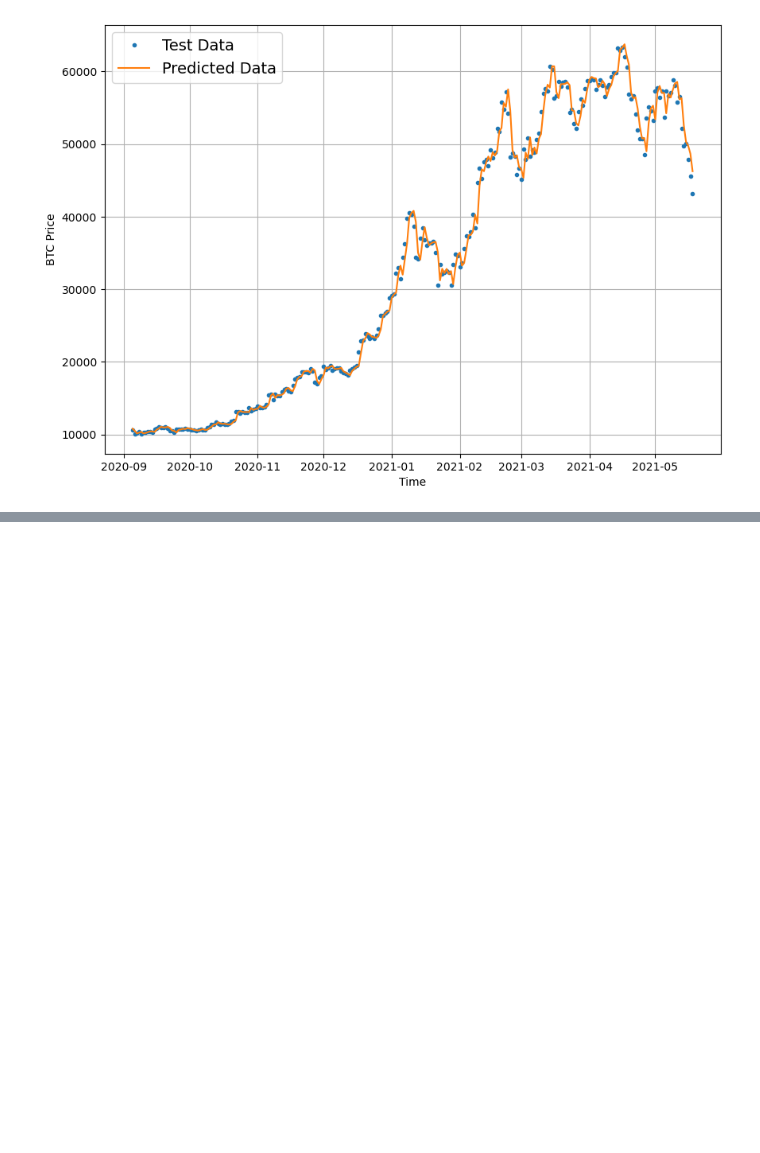
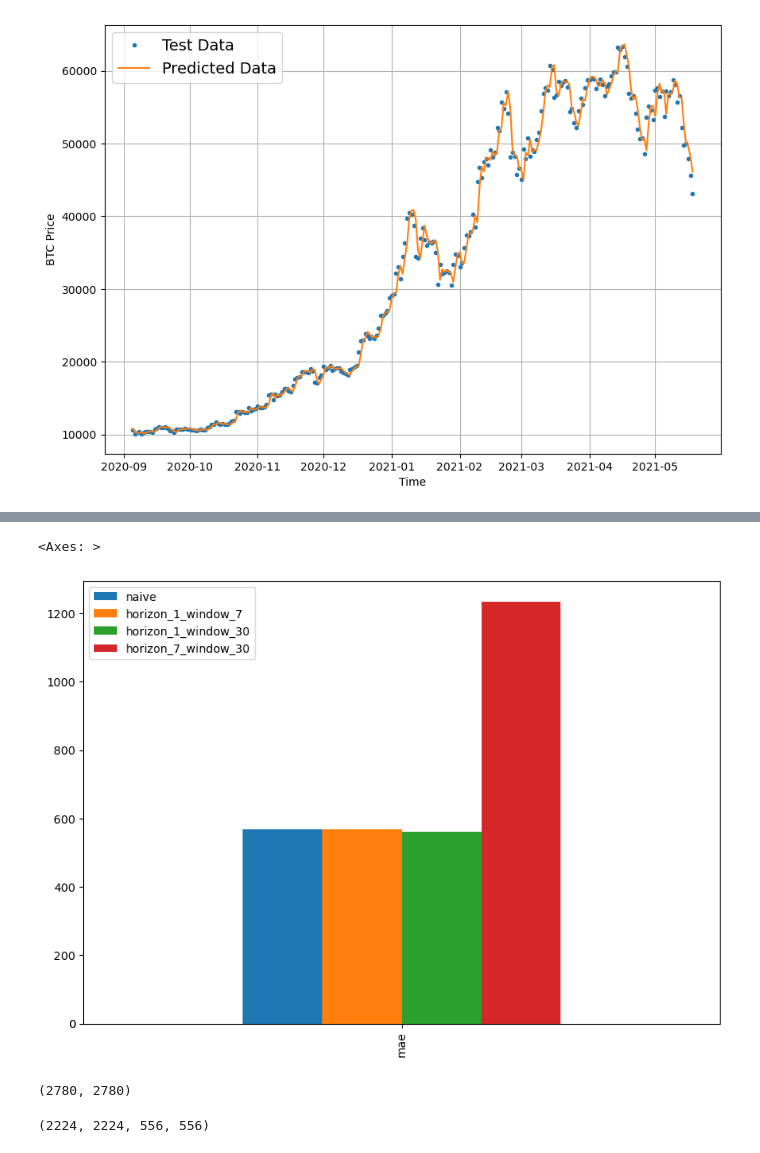
Before and after one commit to vivek11416/tensorFlow, a Jupyter notebook: TimeSeriesFundamentals/TimeSeriesLSTM.ipynb, the cells around one changed output, grey strips where cells are left out. Saved outputs shown, nothing was run; the diff lists cells and outputs as text; code cells hidden in the pictures; blank space fills up the shorter version.

```diff
--- a/TimeSeriesFundamentals/TimeSeriesLSTM.ipynb
+++ b/TimeSeriesFundamentals/TimeSeriesLSTM.ipynb
@@ -408,0 +470,32 @@ plot_time_series(timesteps=X_test[-len(test_windows):],values=model_2_preds,star
+# %%
+#030 Adjusting the evaluation function to work for predictions with larger horizons
+
+#019 Creating a function to evaluate our model's forecasts with various metrics
+def evaluate_preds(y_true,y_pred):
+    y_true = tf.cast(y_true,dtype=tf.float32)
+    y_pred = tf.cast(y_pred,dtype=tf.float32)
+
+    mae = tf.keras.metrics.mean_absolute_error(y_true,y_pred)
+    mse = tf.keras.metrics.mean_squared_error(y_true,y_pred)
+    rmse = tf.sqrt(mse)
+    mape = tf.keras.metrics.mean_absolute_percentage_error(y_true,y_pred)
+    mase = mean_absolute_scaled_error(y_true,y_pred)
+
+    #Account for diff size metrics for longer horizon
+
+    if mae.ndim>0:
+        mae = tf.reduce_mean(mae)
+        mse = tf.reduce_mean(mse)
+        rmse = tf.reduce_mean(rmse)
+        mape = tf.reduce_mean(mape)
+        mase = tf.reduce_mean(mase)
+
+    return {"mae":mae.numpy(),
+            "mse":mse.numpy(),
+            "rmse":rmse.numpy(),
+            "mape":mape.numpy(),
+            "mase":mase.numpy()}
+# %%
+model_3_results = evaluate_preds(y_true=tf.squeeze(test_labels),
+                                 y_pred=model_3_preds)
+model_3_results
@@ -408,0 +526,24 @@ plot_time_series(timesteps=X_test[-len(test_windows):],values=model_2_preds,star
+# %%
+#032 Comparing our modelling experiments so far and discussing autocorrelation
+
+pd.DataFrame({"naive":naive_results["mae"],
+             "horizon_1_window_7":model_1_results["mae"],
+             "horizon_1_window_30":model_2_results["mae"],
+             "horizon_7_window_30":model_3_results["mae"],},index=['mae']).plot(figsize=(10,7),kind = "bar")
+# %% [output]
+<Axes: >
+[figure, added]
+# %%
+#033 Preparing data for building a Conv1D model
+HORIZON = 1
+WINDOW_SIZE = 7
+
+full_windows,full_labels = make_windows(bitcoin_prices['Price'].to_numpy(),window_size=WINDOW_SIZE,horizon=HORIZON)
+len(full_windows),len(full_labels)
+# %% [output]
+(2780, 2780)
+# %%
+train_windows,test_windows,train_labels,test_labels = make_train_test_splits(full_windows,full_labels)
+len(train_windows),len(train_labels),len(test_windows),len(test_labels)
+# %% [output]
+(2224, 2224, 556, 556)
```
Also changed, not shown: parts of 29 cells of this notebook, 16 other files.
